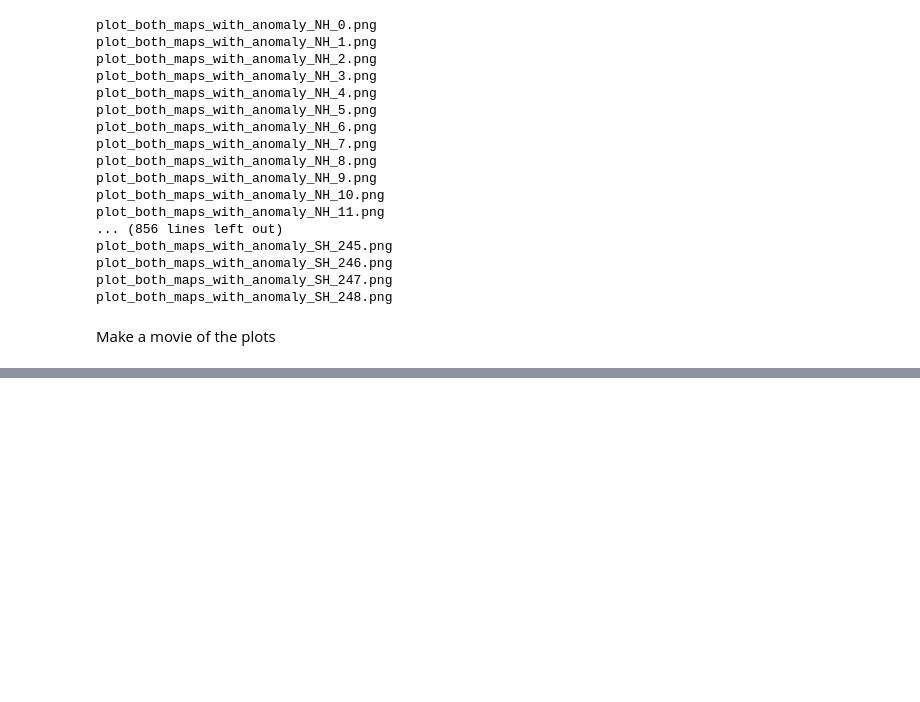
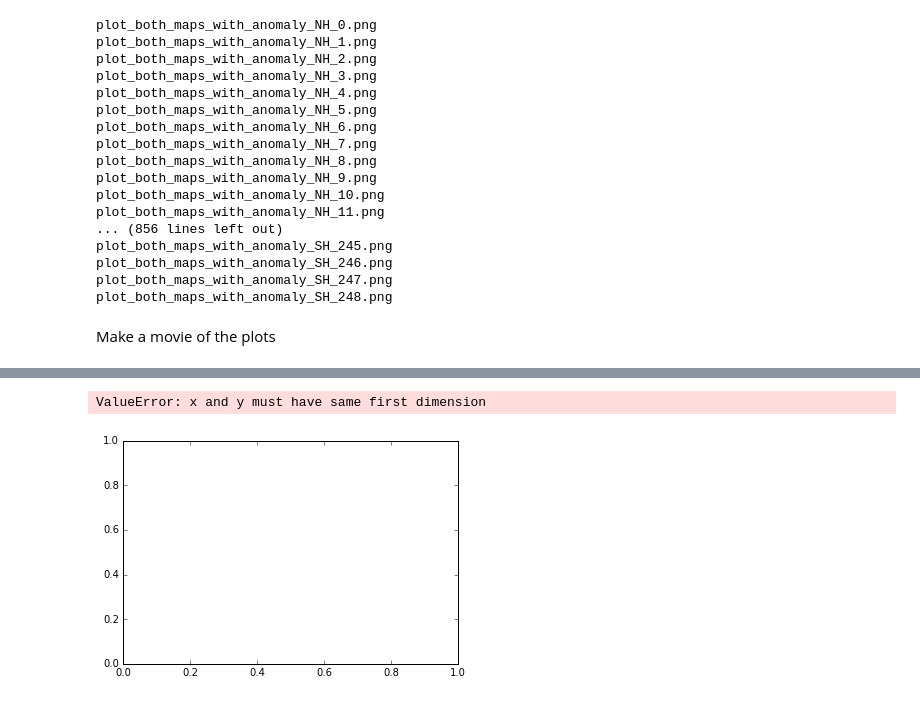
Before and after one commit to OSI-SAF-tools/validation_viewer, a Jupyter notebook: notebook/plots_analysis.ipynb, the cells around one changed output, grey strips where cells are left out. Saved outputs shown, nothing was run; the diff lists cells and outputs as text; code cells hidden in the pictures; blank space fills up the shorter version.

```diff
--- a/notebook/plots_analysis.ipynb
+++ b/notebook/plots_analysis.ipynb
@@ -117,0 +164,5 @@ ref, sat = vplots.get_ref_sat('all')
+# %%
+plot(rr[0], rr[1])
+# %% [output]
+ValueError: x and y must have same first dimension
+[figure, added]
```
Also changed, not shown: parts of 10 cells of this notebook, 3 other files.
